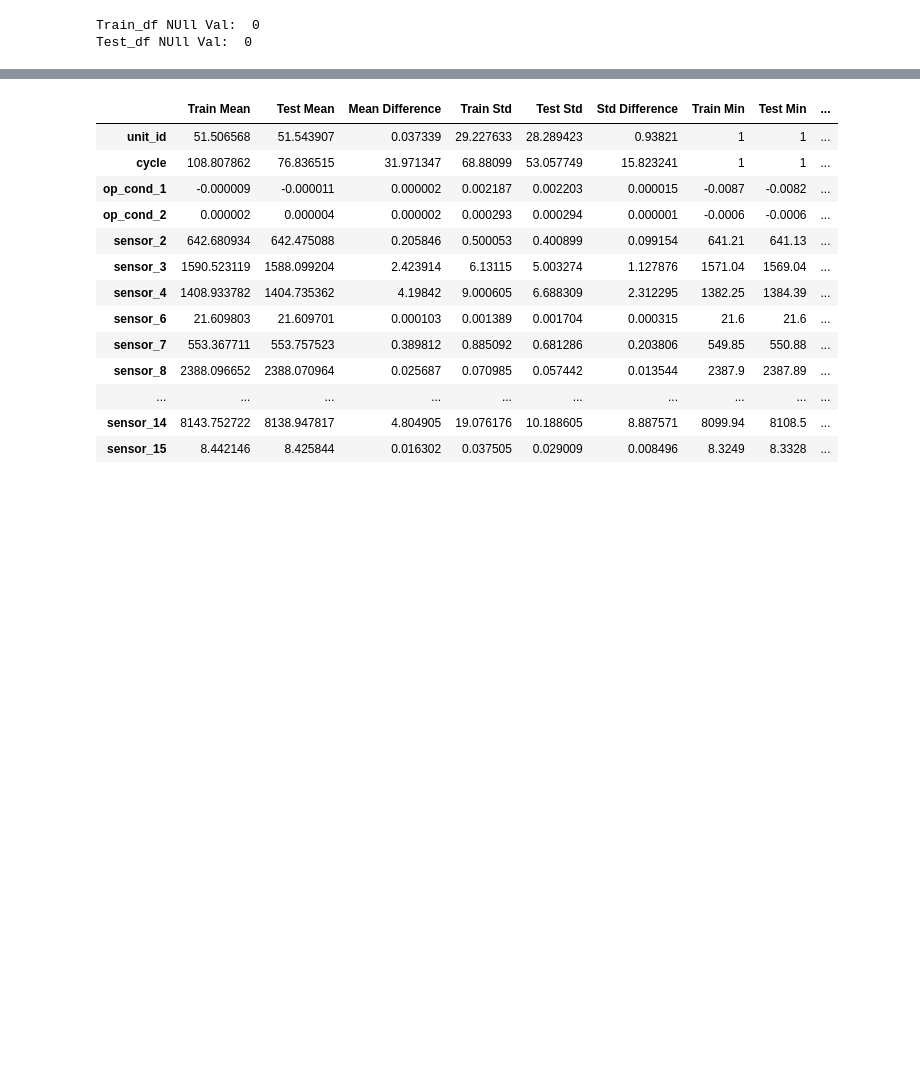
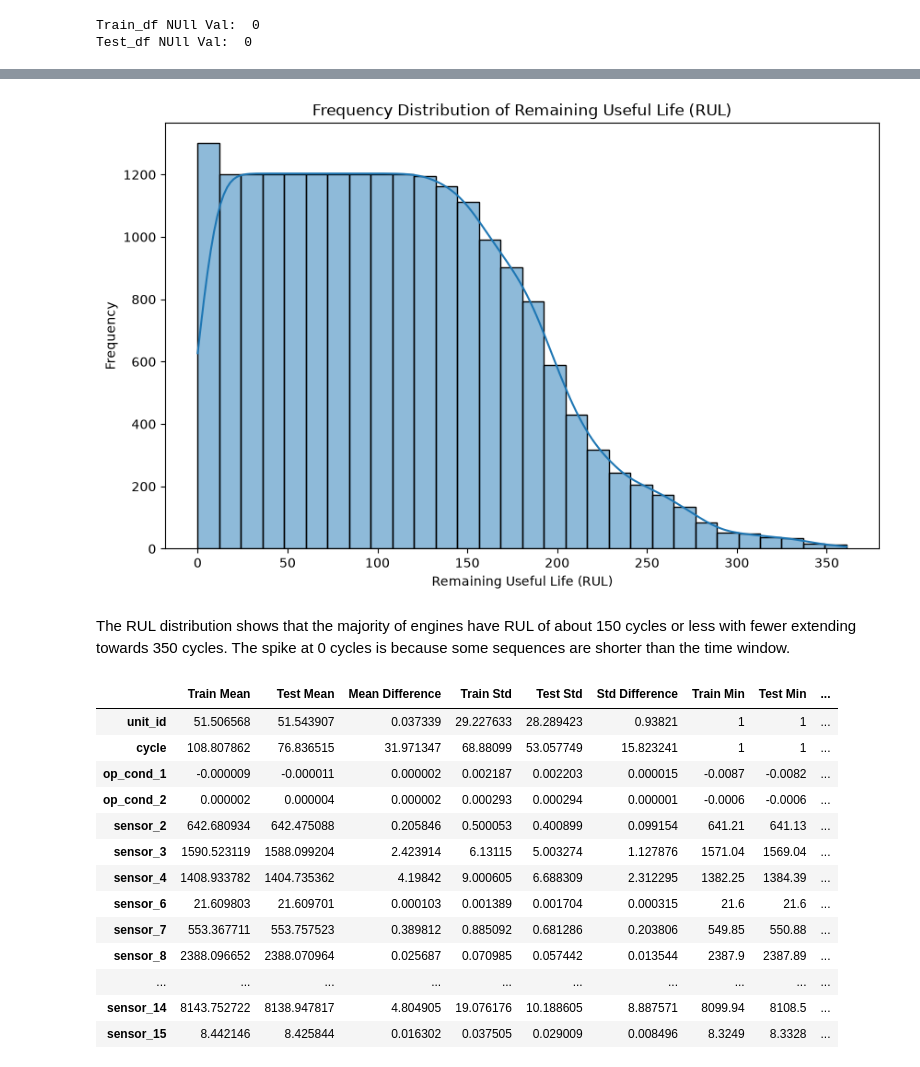
Before and after one commit to mortonki/NASA-C-MAPSS-1-Turbofan-Engine-Degradation, a Jupyter notebook: turbofan.ipynb, the cells around one changed output, grey strips where cells are left out. Drawn from its saved outputs; the diff is of its cells as text; code cells hidden in the pictures; blank space fills up the shorter version.

```diff
--- a/turbofan.ipynb
+++ b/turbofan.ipynb
@@ -174,6 +192,18 @@ Name: RUL, dtype: float64
 sensors_to_drop = ['op_cond_3', 'sensor_1', 'sensor_5', 'sensor_10', 'sensor_16', 'sensor_18', 'sensor_19']
 train_df.drop(columns=sensors_to_drop, inplace=True)
 test_df.drop(columns=sensors_to_drop, inplace=True)
+# %%
+# Visualize the frequency distribution of Remaining Useful Life (RUL).
+plt.figure(figsize=(10, 6))
+sns.histplot(train_df['RUL'], bins=30, kde=True) # Assuming train_df is available and contains 'RUL' column
+plt.title('Frequency Distribution of Remaining Useful Life (RUL)')
+plt.xlabel('Remaining Useful Life (RUL)')
+plt.ylabel('Frequency')
+plt.show()
+# %% [output]
+[figure, added]
+# %% [markdown]
+The RUL distribution shows that the majority of engines have RUL of about 150 cycles or less with fewer extending towards 350 cycles. The spike at 0 cycles is because some sequences are shorter than the time window.
 # %%
 # Test for covariate shift between training and test datasets
 report = {}
```
Also changed, not shown: parts of 5 cells of this notebook.
